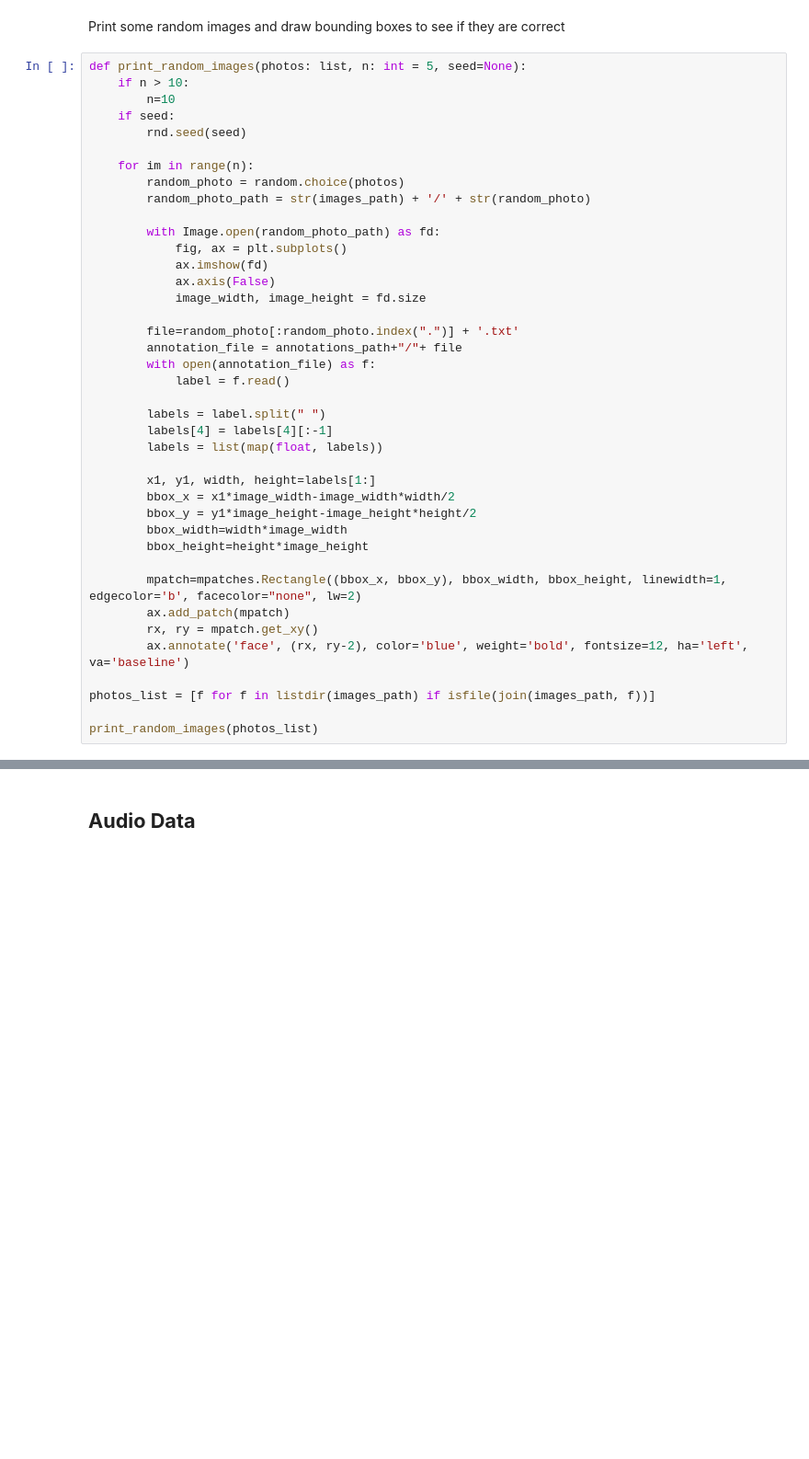
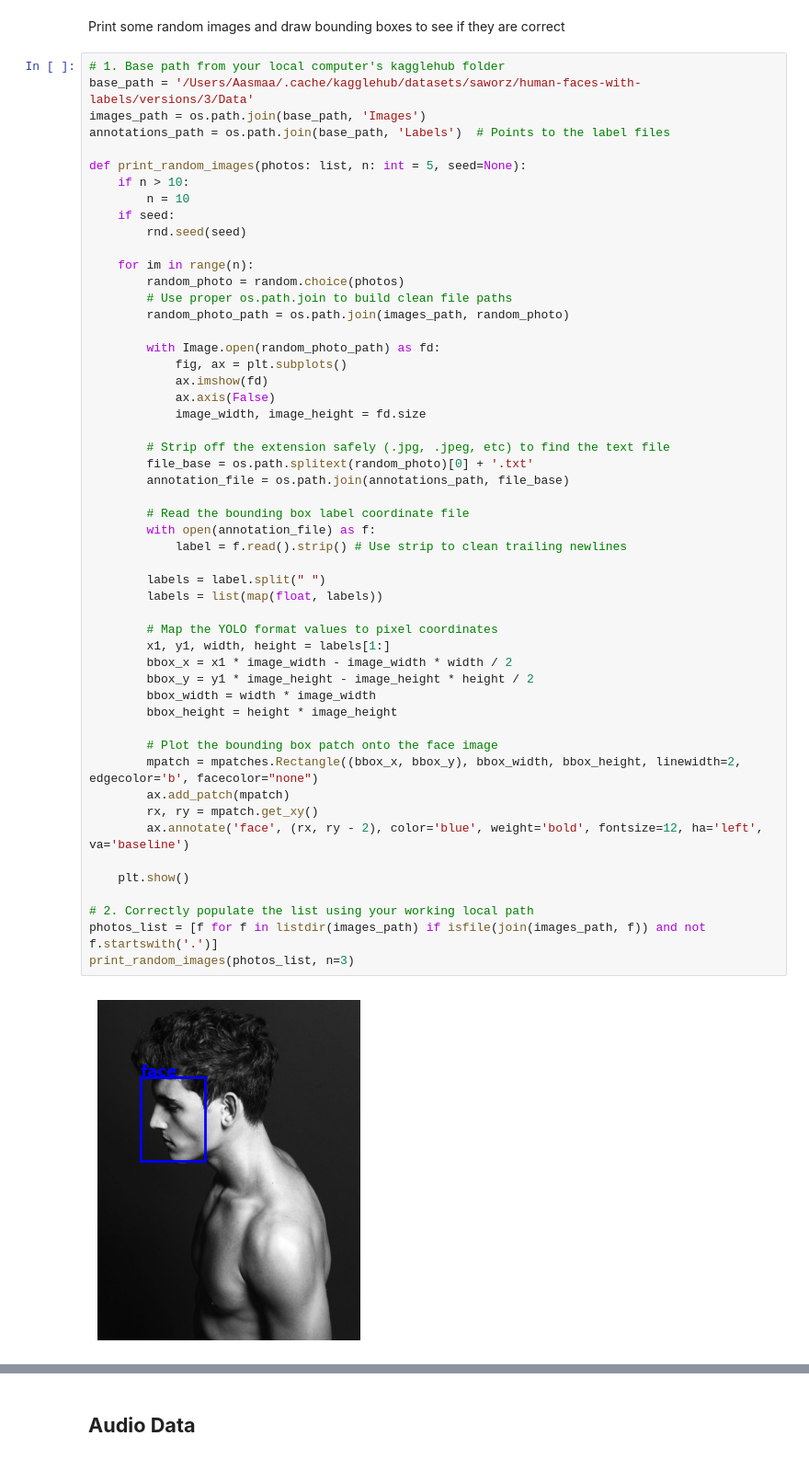
Before and after one commit to AshAndEmbers/Week2-DataPreprocessing, a Jupyter notebook: Week 2.ipynb, the cells around one changed output, grey strips where cells are left out. Shown at 92% size. Cells and saved outputs as stored; diff of their text form; blank space fills up the shorter version.

```diff
--- a/Week 2.ipynb
+++ b/Week 2.ipynb
@@ -484,42 +580,56 @@ walk_through_dir(data_path)
 # %% [markdown]
 Print some random images and draw bounding boxes to see if they are correct
 # %%
+# 1. Base path from your local computer's kagglehub folder
+base_path = '/Users/Aasmaa/.cache/kagglehub/datasets/saworz/human-faces-with-labels/versions/3/Data'
+images_path = os.path.join(base_path, 'Images')
+annotations_path = os.path.join(base_path, 'Labels')  # Points to the label files
+
 def print_random_images(photos: list, n: int = 5, seed=None):
     if n > 10:
-        n=10
+        n = 10
     if seed:
         rnd.seed(seed)
 
     for im in range(n):
         random_photo = random.choice(photos)
-        random_photo_path = str(images_path) + '/' + str(random_photo)
+        # Use proper os.path.join to build clean file paths
+        random_photo_path = os.path.join(images_path, random_photo)
 
         with Image.open(random_photo_path) as fd:
             fig, ax = plt.subplots()
             ax.imshow(fd)
             ax.axis(False)
             image_width, image_height = fd.size
 
-        file=random_photo[:random_photo.index(".")] + '.txt'
-        annotation_file = annotations_path+"/"+ file
+        # Strip off the extension safely (.jpg, .jpeg, etc) to find the text file
+        file_base = os.path.splitext(random_photo)[0] + '.txt'
+        annotation_file = os.path.join(annotations_path, file_base)
+
+        # Read the bounding box label coordinate file
         with open(annotation_file) as f:
-            label = f.read()
+            label = f.read().strip() # Use strip to clean trailing newlines
 
         labels = label.split(" ")
-        labels[4] = labels[4][:-1]
         labels = list(map(float, labels))
 
-        x1, y1, width, height=labels[1:]
-        bbox_x = x1*image_width-image_width*width/2
-        bbox_y = y1*image_height-image_height*height/2
-        bbox_width=width*image_width
-        bbox_height=height*image_height
+        # Map the YOLO format values to pixel coordinates
+        x1, y1, width, height = labels[1:]
+        bbox_x = x1 * image_width - image_width * width / 2
+        bbox_y = y1 * image_height - image_height * height / 2
+        bbox_width = width * image_width
+        bbox_height = height * image_height
 
-        mpatch=mpatches.Rectangle((bbox_x, bbox_y), bbox_width, bbox_height, linewidth=1, edgecolor='b', facecolor="none", lw=2)
+        # Plot the bounding box patch onto the face image
+        mpatch = mpatches.Rectangle((bbox_x, bbox_y), bbox_width, bbox_height, linewidth=2, edgecolor='b', facecolor="none")
         ax.add_patch(mpatch)
         rx, ry = mpatch.get_xy()
-        ax.annotate('face', (rx, ry-2), color='blue', weight='bold', fontsize=12, ha='left', va='baseline')
+        ax.annotate('face', (rx, ry - 2), color='blue', weight='bold', fontsize=12, ha='left', va='baseline')
 
-photos_list = [f for f in listdir(images_path) if isfile(join(images_path, f))]
+    plt.show()
 
-print_random_images(photos_list)
+# 2. Correctly populate the list using your working local path
+photos_list = [f for f in listdir(images_path) if isfile(join(images_path, f)) and not f.startswith('.')]
+print_random_images(photos_list, n=3)
+# %% [output]
+[figure, added]
```
Also changed, not shown: parts of 32 cells of this notebook.
